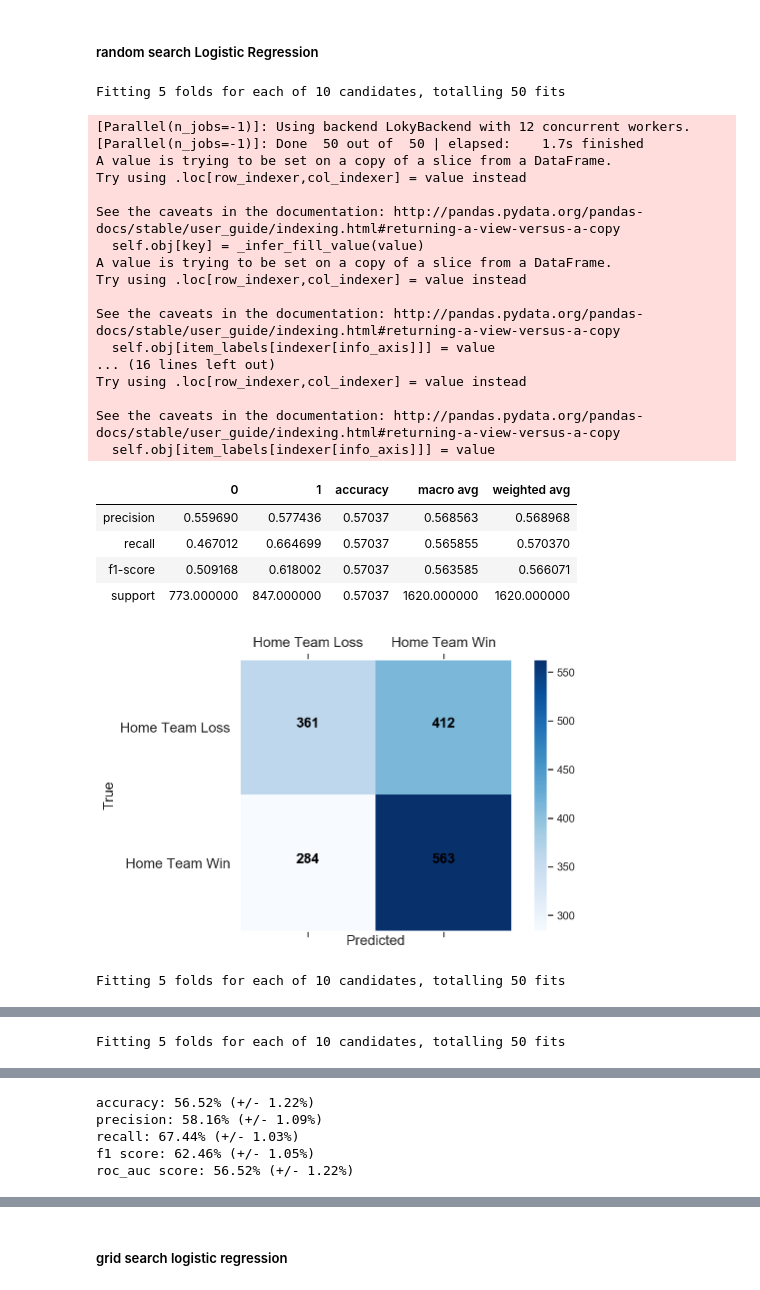
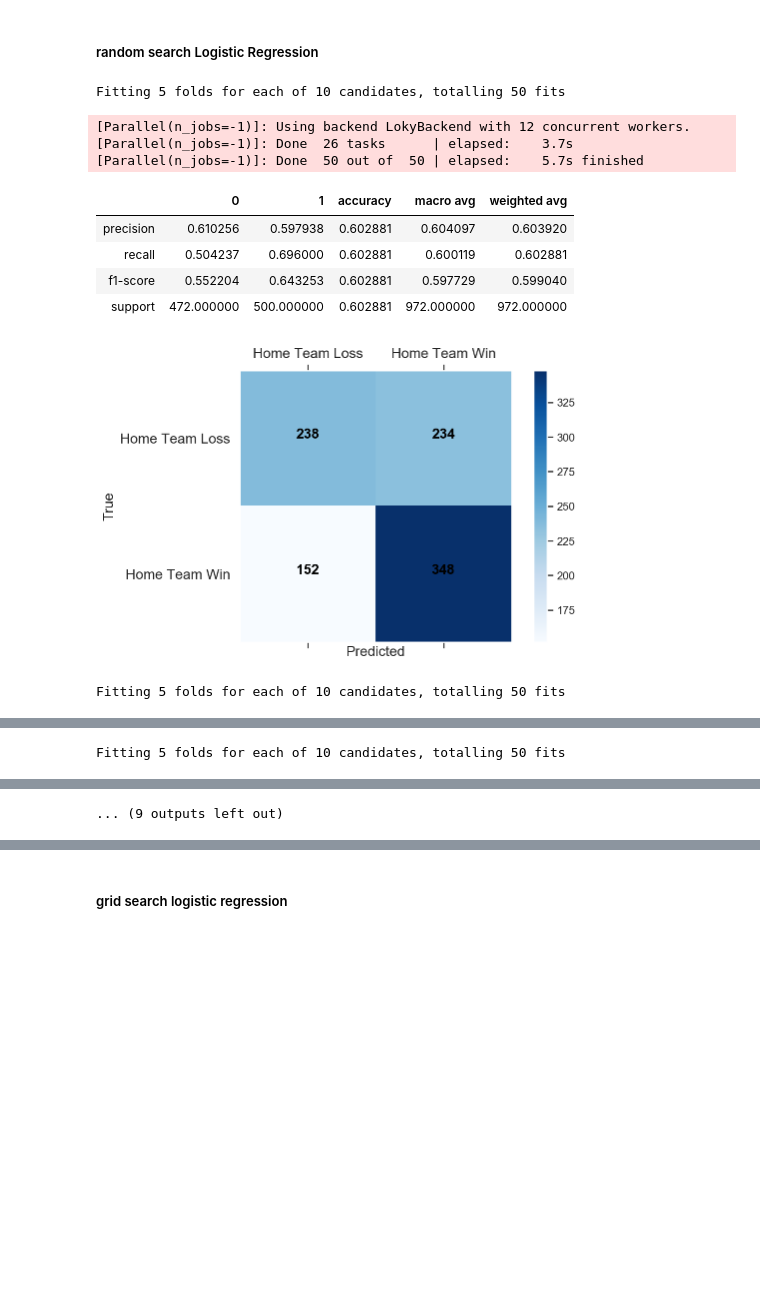
Before and after one commit to schlinkertc/mlb_predictions, a Jupyter notebook: modeling.ipynb, the cells around one changed output, grey strips where cells are left out. Drawn from its saved outputs; the diff is of its cells as text; code cells hidden in the pictures; blank space fills up the shorter version.

```diff
--- a/modeling.ipynb
+++ b/modeling.ipynb
@@ -230,16 +226,25 @@ class CombinedAttributesAdder(BaseEstimator,TransformerMixin):
     def fit(self,X,y=None):
         return self
     def transform(self,X,y=None):
-        if self.add_hitters_slashInteraction:
-            #X.loc[:,'homeHitter_slashInteraction']=X.apply(lambda row:row['home_hitters_OBP_mean']*row['home_hitters_SLG_mean'],axis=1)
-            X.loc[:,'homeHitter_slashInteraction'] = (X.loc[:,'home_hitters_OBP_mean']
-                                           *X.loc[:,'home_hitters_SLG_mean']
-                                           *X.loc[:,'home_hitters_BA_mean'])
-            X.loc[:,'awayHitter_slashInteraction'] = (X.loc[:,'away_hitters_OBP_mean']
-                                           *X.loc[:,'away_hitters_SLG_mean']
-                                           *X.loc[:,'away_hitters_BA_mean'])
+        try:
+            if self.add_hitters_slashInteraction:
+                #X.loc[:,'homeHitter_slashInteraction']=X.apply(lambda row:row['home_hitters_OBP_mean']*row['home_hitters_SLG_mean'],axis=1)
+                X.loc[:,'homeHitter_slashInteraction'] = (X.loc[:,'home_hitters_OBP_mean']
+                                               *X.loc[:,'home_hitters_SLG_mean']
+                                               *X.loc[:,'home_hitters_BA_mean'])
+                X.loc[:,'awayHitter_slashInteraction'] = (X.loc[:,'away_hitters_OBP_mean']
+                                               *X.loc[:,'away_hitters_SLG_mean']
+                                               *X.loc[:,'away_hitters_BA_mean'])
 
 
+                return X
+        except:
+            X['homeHitter_slashInteraction'] = X.apply(lambda row: row['home_hitters_OBP_mean']
+                                                      *row['home_hitters_SLG_mean']
+                                                      *row['home_hitters_BA_mean'])
+            X['awayHitter_slashInteraction'] = X.apply(lambda row: row['away_hitters_OBP_mean']
+                                                      *row['away_hitters_SLG_mean']
+                                                      *row['away_hitters_BA_mean'])
             return X
         else:
             pass
@@ -370,16 +317,16 @@ accuracy_scorer = metrics.make_scorer(metrics.accuracy_score)
 auc_scorer = metrics.make_scorer(metrics.roc_auc_score)
 # %%
 lr_random_search_params = {
-    'attr_adder__add_hitters_slashInteraction':[True,False],
-    'zero_imputer__strategy':['mean','median','most_frequent'],
-    'nan_imputer__strategy':['mean','median','most_frequent'],
-    'scaler__with_std':[False,True],
-    'scaler__with_mean':[True,False],
+    'attr_adder__add_hitters_slashInteraction':[True],
+    'zero_imputer__strategy':['most_frequent'],
+    'nan_imputer__strategy':['mean'],
+    'scaler__with_std':[False],
+    'scaler__with_mean':[False],
     'classifier__solver':['liblinear'],
-    'classifier__penalty':['l1','l2'],
-    'classifier__intercept_scaling':np.linspace(.5,.6,num=15),
-    'classifier__max_iter':[1000],
-    'classifier__C':np.linspace(1.6,1.7,num=15)
+    'classifier__penalty':['l1'],
+    'classifier__intercept_scaling':np.linspace(.5,.55,num=15),
+    'classifier__max_iter':[700],
+    'classifier__C':np.linspace(1.7,1.8,num=5)
 }
 # %%
 lr_random_search = RandomizedSearchCV(lr_pipe,
@@ -387,31 +334,17 @@ lr_random_search = RandomizedSearchCV(lr_pipe,
                                       cv=5,n_jobs=-1,
                                       scoring=auc_scorer,verbose=1)
 # %%
-pipeline_cv(3,X,y,lr_random_search)
+pipeline_cv(5,X.drop(columns=['homeWin_pct','awayWin_pct']),y,lr_random_search)
 # %% [output]
 Fitting 5 folds for each of 10 candidates, totalling 50 fits
 [Parallel(n_jobs=-1)]: Using backend LokyBackend with 12 concurrent workers.
-[Parallel(n_jobs=-1)]: Done  50 out of  50 | elapsed:    1.7s finished
-A value is trying to be set on a copy of a slice from a DataFrame.
-Try using .loc[row_indexer,col_indexer] = value instead
-
-See the caveats in the documentation: http://pandas.pydata.org/pandas-docs/stable/user_guide/indexing.html#returning-a-view-versus-a-copy
-  self.obj[key] = _infer_fill_value(value)
-A value is trying to be set on a copy of a slice from a DataFrame.
-Try using .loc[row_indexer,col_indexer] = value instead
-
-See the caveats in the documentation: http://pandas.pydata.org/pandas-docs/stable/user_guide/indexing.html#returning-a-view-versus-a-copy
-  self.obj[item_labels[indexer[info_axis]]] = value
-... (16 lines left out)
-Try using .loc[row_indexer,col_indexer] = value instead
-
-See the caveats in the documentation: http://pandas.pydata.org/pandas-docs/stable/user_guide/indexing.html#returning-a-view-versus-a-copy
-  self.obj[item_labels[indexer[info_axis]]] = value
+[Parallel(n_jobs=-1)]: Done  26 tasks      | elapsed:    3.7s
+[Parallel(n_jobs=-1)]: Done  50 out of  50 | elapsed:    5.7s finished
 |  | 0 | 1 | accuracy | macro avg | weighted avg |
-| precision | 0.559690 | 0.577436 | 0.57037 | 0.568563 | 0.568968 |
-| recall | 0.467012 | 0.664699 | 0.57037 | 0.565855 | 0.570370 |
-| f1-score | 0.509168 | 0.618002 | 0.57037 | 0.563585 | 0.566071 |
-| support | 773.000000 | 847.000000 | 0.57037 | 1620.000000 | 1620.000000 |
+| precision | 0.610256 | 0.597938 | 0.602881 | 0.604097 | 0.603920 |
+| recall | 0.504237 | 0.696000 | 0.602881 | 0.600119 | 0.602881 |
+| f1-score | 0.552204 | 0.643253 | 0.602881 | 0.597729 | 0.599040 |
+| support | 472.000000 | 500.000000 | 0.602881 | 972.000000 | 972.000000 |
-[figure, old version]
+[figure, new version]
 Fitting 5 folds for each of 10 candidates, totalling 50 fits
 [Parallel(n_jobs=-1)]: Using backend LokyBackend with 12 concurrent workers.
@@ -464,8 +369,4 @@ See the caveats in the documentation: http://pandas.pydata.org/pandas-docs/stabl
-accuracy: 56.52% (+/- 1.22%)
-precision: 58.16% (+/- 1.09%)
-recall: 67.44% (+/- 1.03%)
-f1 score: 62.46% (+/- 1.05%)
-roc_auc score: 56.52% (+/- 1.22%)
+... (9 outputs left out)
 # %%
 lr_random_search.best_params_
 # %% [output]
```
Also changed, not shown: parts of 44 cells of this notebook, 12 other files.
